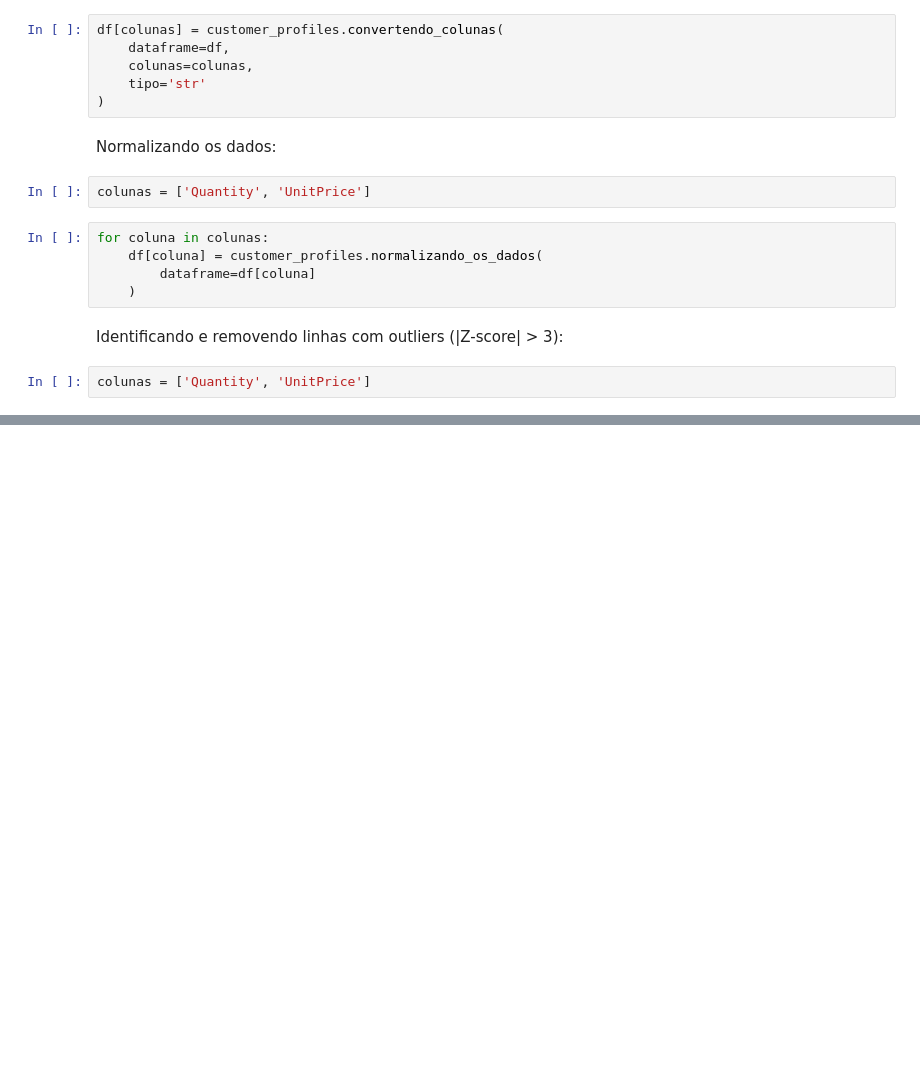
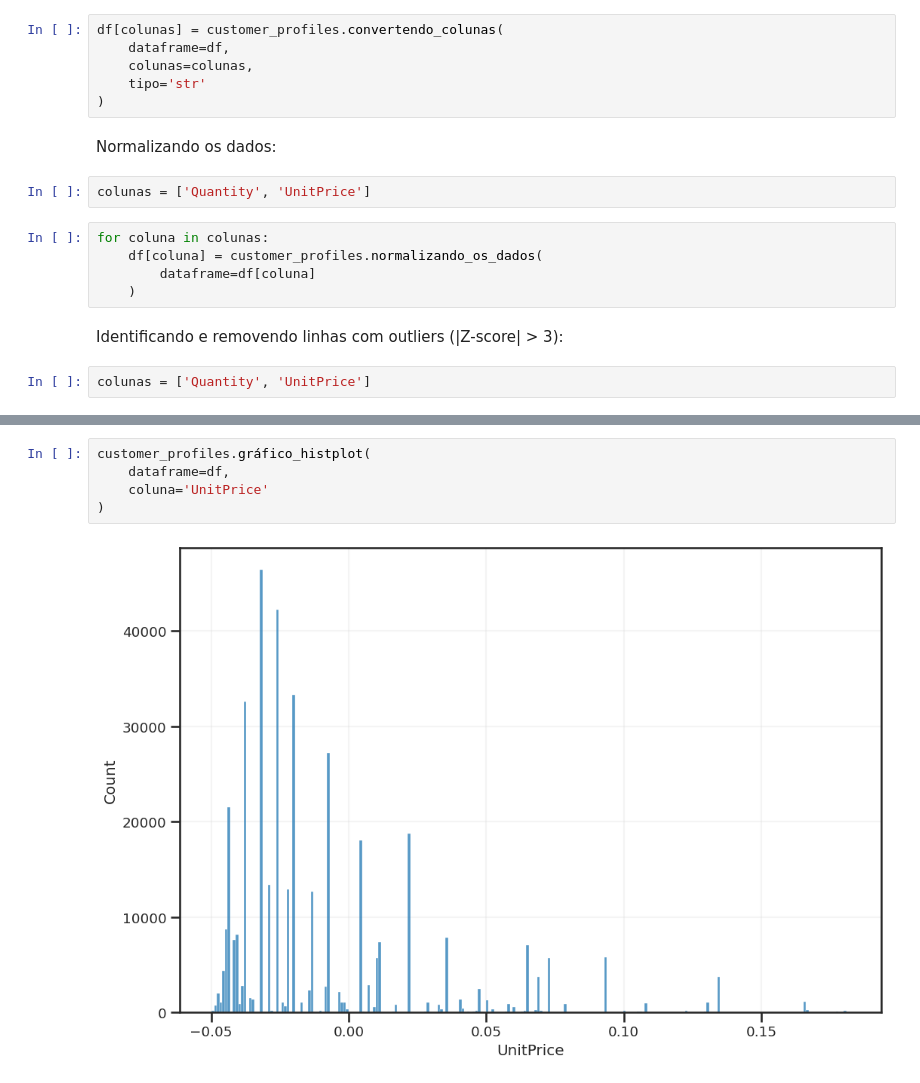
Before and after one commit to SamuelBarbosaDev/Customer_Segmentation_For_Marketing, a Jupyter notebook: core/core/main.ipynb, the cells around one changed output, grey strips where cells are left out. Cells and saved outputs as stored; diff of their text form; blank space fills up the shorter version.

```diff
--- a/core/core/main.ipynb
+++ b/core/core/main.ipynb
@@ -174,0 +202,7 @@ df = customer_profiles.removendo_nulos(
+# %%
+customer_profiles.gráfico_histplot(
+    dataframe=df,
+    coluna='UnitPrice'
+)
+# %% [output]
+[figure, added]
```
Also changed, not shown: parts of 14 cells of this notebook.
